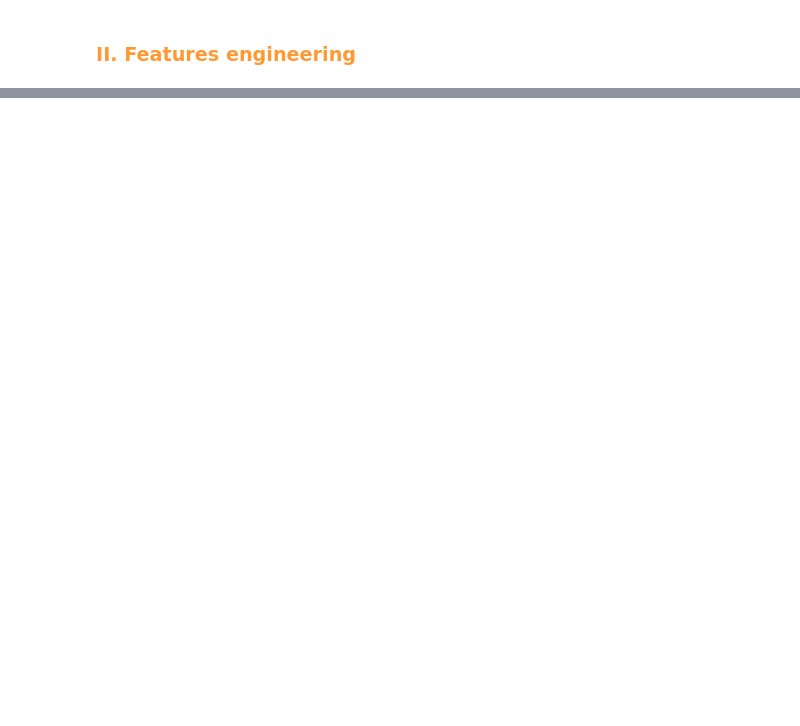
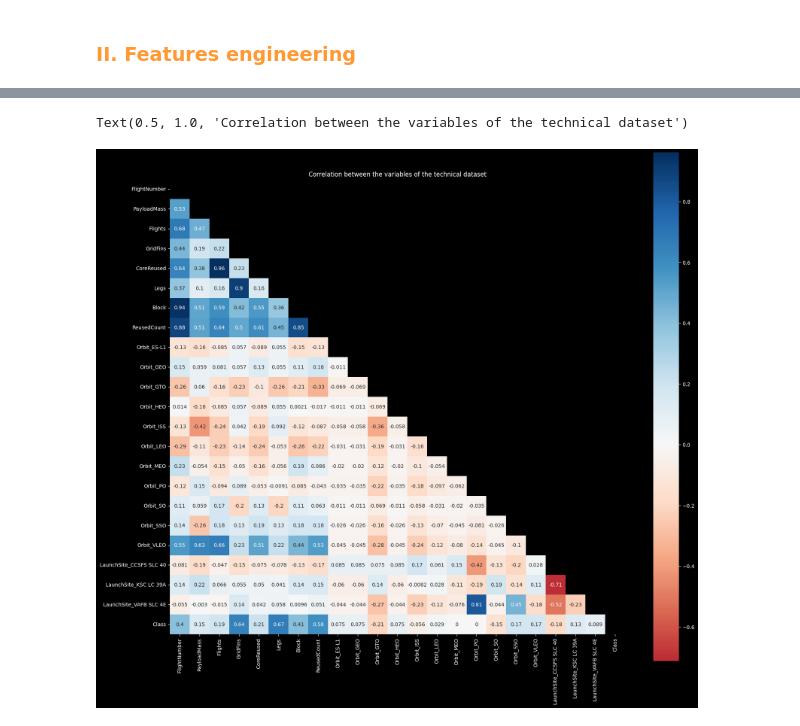
Before and after one commit to masonphung/project_falcon9, a Jupyter notebook: spacex_data_analysis.ipynb, the cells around one changed output, grey strips where cells are left out. Drawn from its saved outputs; the diff is of its cells as text; code cells hidden in the pictures; blank space fills up the shorter version.

```diff
--- a/spacex_data_analysis.ipynb
+++ b/spacex_data_analysis.ipynb
@@ -2016,0 +2183,37 @@ X.head()
+# %%
+# Take desired features
+features = falcon9_technical[['FlightNumber', 'PayloadMass', 'Flights', 'GridFins', 'CoreReused', 'Legs', 'Block', 'ReusedCount', 'Orbit', 'LaunchSite']]
+# Convert categorical variables into numerical values
+fea = pd.get_dummies(features)
+# Add 'Class` variables
+fea['Class'] = falcon9_technical['Class']
+
+# Calculate correlation between all of the variables using `spearman` method
+corr = fea.corr(method = 'spearman')
+corr
+
+# Generate a mask for the upper triangle
+mask = np.zeros_like(corr, dtype=np.bool_)
+mask[np.triu_indices_from(mask)] = True
+
+# Set up the matplotlib figure
+plt.style.use("dark_background")
+plt.subplots
+f, ax = plt.subplots(figsize=(20, 18))
+
+
+# Visualize with a correlation matrix heatmap
+sns.heatmap(
+    corr,
+    annot = True,
+    mask = mask,
+    center = 0,
+    square = True,
+    cmap = "RdBu",
+    xticklabels = 'auto',
+)
+
+plt.title('Correlation between the variables of the technical dataset',)
+# %% [output]
+Text(0.5, 1.0, 'Correlation between the variables of the technical dataset')
+[figure, added]
```
Also changed, not shown: parts of 140 cells of this notebook, 1 other file.
